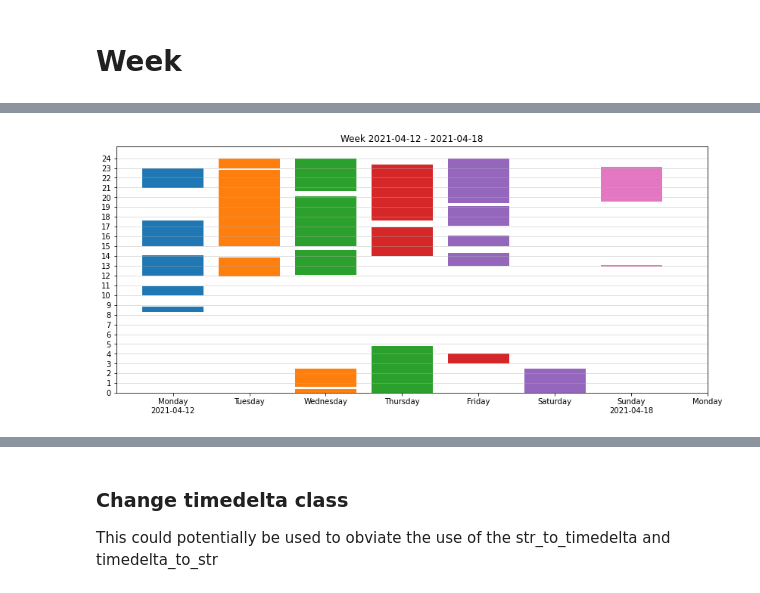
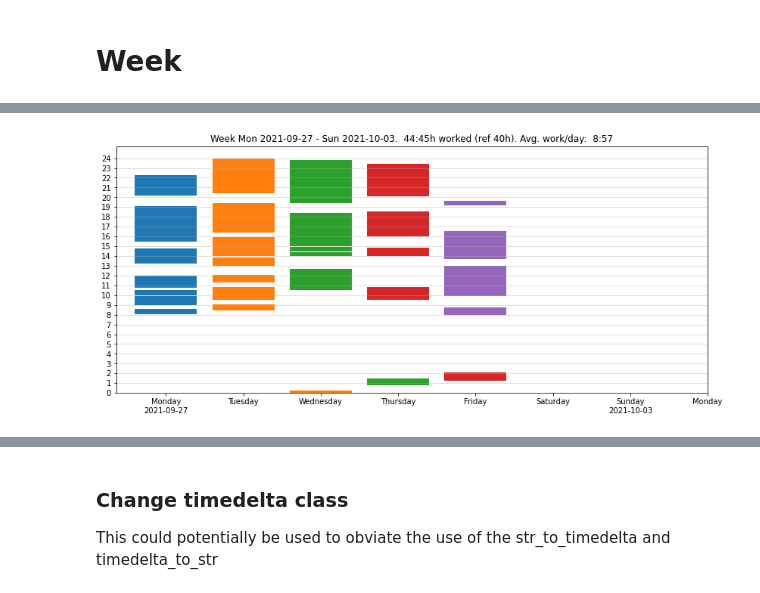
Before and after one commit to homerobse/work-journal, a Jupyter notebook: visualize_day.ipynb, the cells around one changed output, grey strips where cells are left out. Drawn from its saved outputs; the diff is of its cells as text; code cells hidden in the pictures.

Commit message:
Visualize multiple week worktimes

```diff
--- a/visualize_day.ipynb
+++ b/visualize_day.ipynb
@@ -43,6 +43,8 @@ def create_workblocks_from_worktimes(starts, ends):
     return: work_blocks: list of (start_times, duration)
     """
     work_blocks = []
+    if len(starts)!= len(ends):
+        raise Exception("Error. Number of starts does not match number of ends. Check the journal format. Maybe some ^E or ^S tag is missing")
     for idx in range(len(starts)):  # create work blocks from work_times
         start = str_to_timedelta(starts[idx])
         end = str_to_timedelta(ends[idx])
@@ -87,15 +87,3 @@ plt.xticks([1,2],['Monday','Tuesday']);
 [figure]
 # %% [markdown]
 # Week
-# %%
-today = datetime.date.today()
-n_weeks=2
-one_day = timedelta(days=1)
-# today = datetime.date(2021,3,8)
-# today = datetime.date(2021,2,22)
-last_monday = today + timedelta(days=-today.weekday())
-for w in range(n_weeks):
-    wk_monday = last_monday + timedelta(days=-7*w)
-    wk_range = [(wk_monday + i*one_day) for i in range(7)]  # all days of the week from Monday to Sunday
-    wrk_hrs, ref_hrs, avg_per_day = calc_worked_time_in_date_range(wk_range)
-wk_range
@@ -109,0 +90,5 @@ wk_range
+# %%
+today = datetime.date.today()
+# today = datetime.date(2021,3,8)
+wk_range = get_week_range(today)
+wk_range
@@ -123,43 +116,47 @@ def get_journal_for_strdate(strdate):
 wk_journals = [get_journal_for_strdate(dt.strftime(DATE_FORMAT_YMD)) for dt in wk_range]
 # wk_journals
 # %%
-journals = wk_journals
-# journals = example_journals
+def plot_week_worktimes(journals, wk_range):
+    # one color per day of the week
+    COLORS=["tab:blue", "tab:orange", "tab:green", "tab:red", "tab:purple", "tab:brown", "tab:pink"]
 
-# one color per day of the week
-COLORS=["tab:blue", "tab:orange", "tab:green", "tab:red", "tab:purple", "tab:brown", "tab:pink"]
+    plt.figure(figsize=(14,6))
+    for day, journal in enumerate(journals):
+#         print("-----", wk_range[day].strftime(DATE_FORMAT_YMD))
+        starts, ends = check_worktimes(journals[day])
 
-plt.figure(figsize=(14,6))
-for day, journal in enumerate(journals):
-    print("-----", wk_range[day].strftime(DATE_FORMAT_YMD))
-    starts, ends = check_worktimes(journals[day])
+        work_blocks = create_workblocks_from_worktimes(starts,ends)
 
-    work_blocks = create_workblocks_from_worktimes(starts,ends)
+        color_idx = day
+        previous_end = 0
+        for work_block in work_blocks: # plot workblocks for a day
+            start, dur = work_block
+#             print(start, dur)
+            if start <24 and start+dur>24:
+                bar(day, 24-start, bottom=start, color=COLORS[color_idx])
+                day +=1
+                bar(day, start+dur-24, bottom=0, color=COLORS[color_idx])
+            elif previous_end > start:
+                day +=1
+                bar(day, dur, bottom=start, color=COLORS[color_idx])
+            else:
+                bar(day, dur, bottom=start, color=COLORS[color_idx])
 
-    color_idx = day
-    previous_end = 0
-    for work_block in work_blocks: # plot workblocks for a day
-        start, dur = work_block
-        print(start, dur)
-        if start <24 and start+dur>24:
-            bar(day, 24-start, bottom=start, color=COLORS[color_idx])
-            day +=1
-            bar(day, start+dur-24, bottom=0, color=COLORS[color_idx])
-        elif previous_end > start:
-            day +=1
-            bar(day, dur, bottom=start, color=COLORS[color_idx])
-        else:
-            bar(day, dur, bottom=start, color=COLORS[color_idx])
+            if start+dur<24:  # set previous_end
+                previous_end = start+dur
+            else:
+                previous_end = start+dur - 24
 
-        if start+dur<24:  # set previous_end
-            previous_end = start+dur
-        else:
-            previous_end = start+dur - 24
+    wrk_hrs, ref_hrs, avg_per_day = calc_worked_time_in_date_range(wk_range)
 
-str_monday = wk_range[0].strftime(DATE_FORMAT_YMD)
-str_sunday = wk_range[-1].strftime(DATE_FORMAT_YMD)
-plt.title("Week %s - %s" % (str_monday, str_sunday))
-plt.xticks(range(8),['Monday\n%s' % str_monday,'Tuesday', 'Wednesday', 'Thursday', 'Friday', 'Saturday', 'Sunday\n%s' % str_sunday, 'Monday']);
-plt.yticks(range(25))
-plt.grid(True, axis='y', alpha=0.5)
+    str_monday = wk_range[0].strftime(DATE_FORMAT_YMD)
+    str_sunday = wk_range[-1].strftime(DATE_FORMAT_YMD)
+    plt.title("Week Mon %s - Sun %s. %6sh worked (ref %dh). Avg. work/day: %5s" % (str_monday, str_sunday,
+                                                                                   wrk_hrs, avg_per_day, ref_hrs))
+    plt.xticks(range(8),['Monday\n%s' % str_monday,'Tuesday', 'Wednesday', 'Thursday', 'Friday', 'Saturday', 'Sunday\n%s' % str_sunday, 'Monday']);
+    plt.yticks(range(25))
+    plt.grid(True, axis='y', alpha=0.5)
+
+# wk_journals = example_journals
+plot_week_worktimes(wk_journals, wk_range)
 # %% [output]
@@ -183 +163 @@ plt.grid(True, axis='y', alpha=0.5)
-[figure, old version]
+[figure, new version]
```
Also changed, not shown: parts of 6 cells of this notebook, 1 other file.
